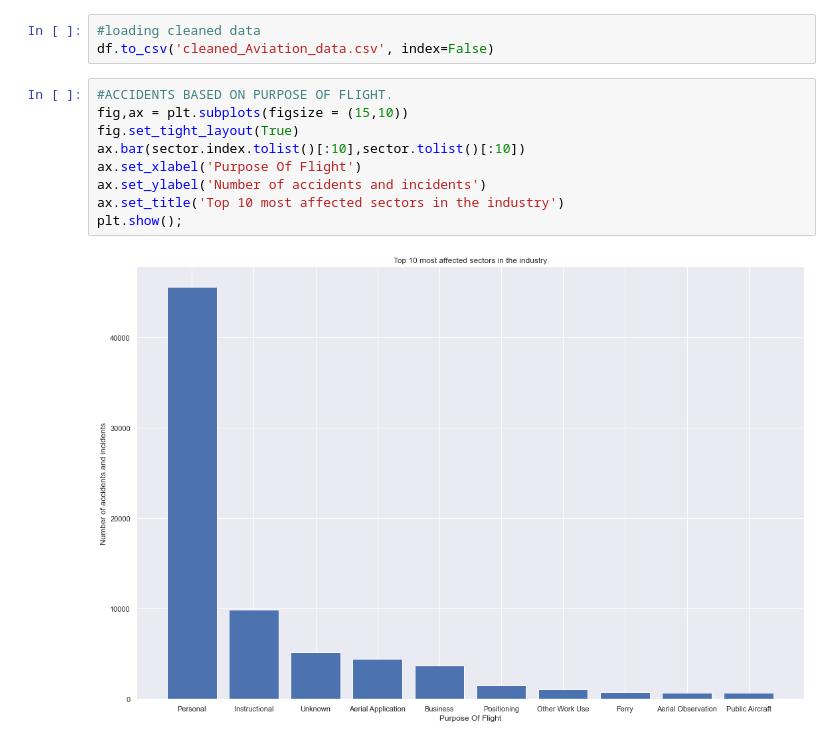
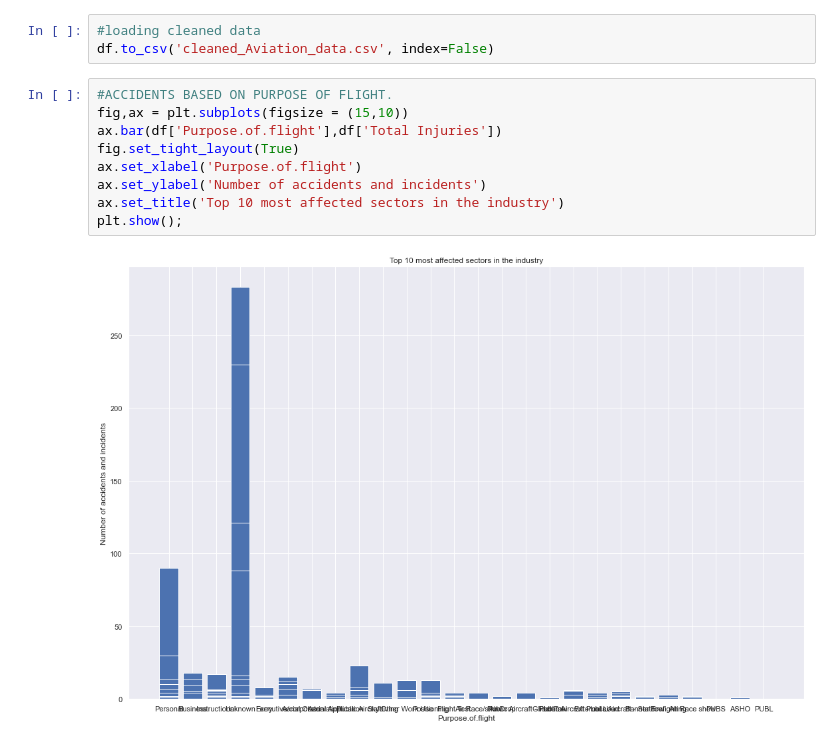
Before and after one commit to sananthonio/phase-1-project., a Jupyter notebook: student.ipynb, the cells around one changed output. Saved outputs shown, nothing was run; the diff lists cells and outputs as text.

```diff
--- a/student.ipynb
+++ b/student.ipynb
@@ -196,11 +196,11 @@ df.to_csv('cleaned_Aviation_data.csv', index=False)
 # %%
 #ACCIDENTS BASED ON PURPOSE OF FLIGHT.
 fig,ax = plt.subplots(figsize = (15,10))
+ax.bar(df['Purpose.of.flight'],df['Total Injuries'])
 fig.set_tight_layout(True)
-ax.bar(sector.index.tolist()[:10],sector.tolist()[:10])
-ax.set_xlabel('Purpose Of Flight')
+ax.set_xlabel('Purpose.of.flight')
 ax.set_ylabel('Number of accidents and incidents')
 ax.set_title('Top 10 most affected sectors in the industry')
 plt.show();
 # %% [output]
-[figure, old version]
+[figure, new version]
```
Also changed, not shown: parts of 9 cells of this notebook, 1 other file.
